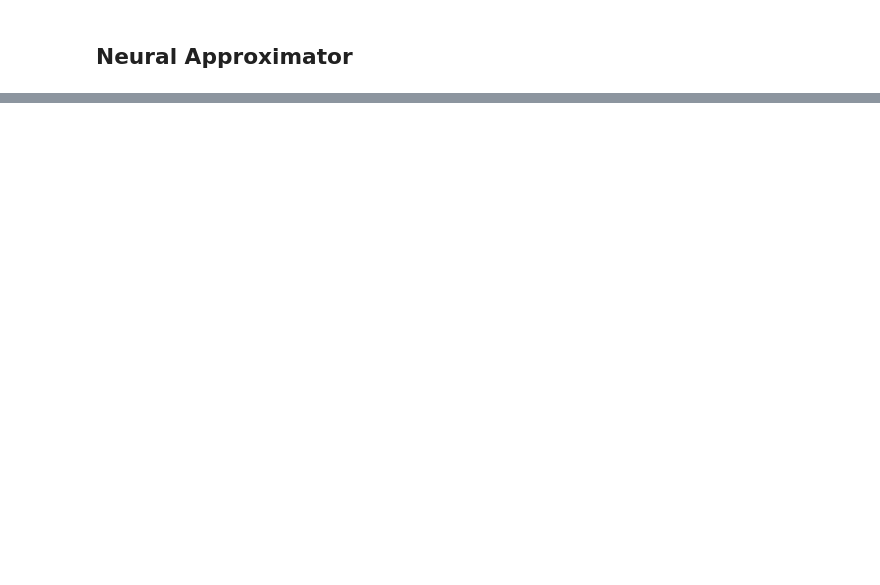
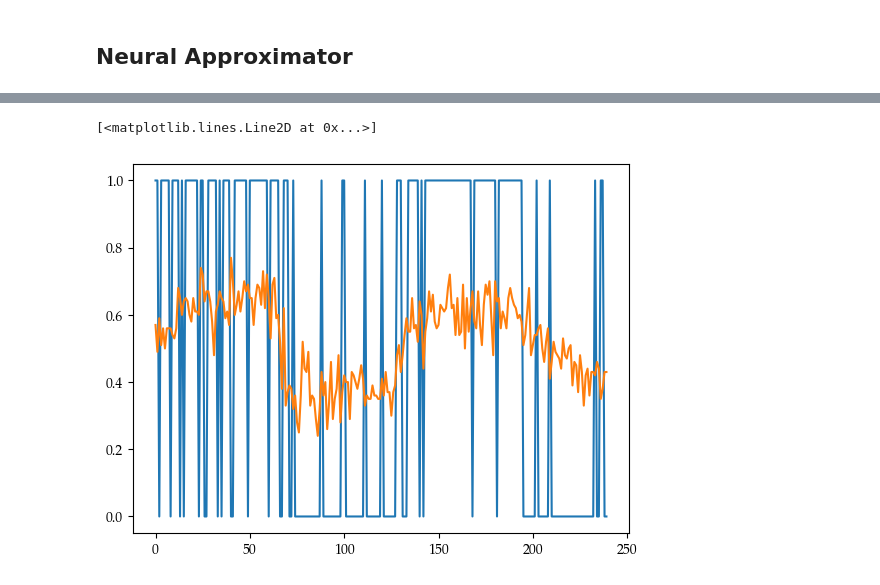
Before and after one commit to LuSchumacher/non-stationary-reinforcement-learning, a Jupyter notebook: reversal_learning/notebooks/model_dev.ipynb, the cells around one changed output, grey strips where cells are left out. Saved outputs shown, nothing was run; the diff lists cells and outputs as text; code cells hidden in the pictures; blank space fills up the shorter version.

```diff
--- a/reversal_learning/notebooks/model_dev.ipynb
+++ b/reversal_learning/notebooks/model_dev.ipynb
@@ -177,0 +315,2 @@ loss_plot = beef.diagnostics.plot_losses(history)
+# %%
+eta_post = eta_post_z * GLOBAL_PRIOR_STD + GLOBAL_PRIOR_MEAN
@@ -177,0 +393,4 @@ loss_plot = beef.diagnostics.plot_losses(history)
+# %%
+idx = np.arange(0, NUM_SAMPLES-1, NUM_SAMPLES/NUM_RESIM, dtype=np.int32)
+resim_data = np.full((NUM_SUBJECTS, NUM_RESIM, NUM_STEPS, NUM_SAMPLES, 2), np.nan)
+for i, sub in enumerate(SUBJECTS):
@@ -177,0 +403,16 @@ loss_plot = beef.diagnostics.plot_losses(history)
+# %%
+idx = np.arange(0, NUM_SAMPLES-1, NUM_SAMPLES/NUM_RESIM, dtype=np.int32)
+resim_data = np.full((NUM_RESIM, NUM_STEPS, 2), np.nan)
+person_context = data.loc[data.id == 2][['stim_set', 'p_a', 'p_b']].to_numpy()
+mask = np.isfinite(data.loc[data.id == 2]['choice'].to_numpy())
+
+person_post = posterior_samples[1, mask][:, idx]
+for i in range(person_post.shape[1]):
+    resim_data[i, mask] = sample_softmax_rl(person_post[:, i], person_context)
+# %%
+mean_choice = np.mean(resim_data[:, :, 0], axis=0)
+plt.plot(data.loc[data.id == 1]['choice'].to_numpy()[:240])
+plt.plot(mean_choice[:240])
+# %% [output]
+[<matplotlib.lines.Line2D at 0x...>]
+[figure, added]
```
Also changed, not shown: parts of 44 cells of this notebook, 13 other files.
